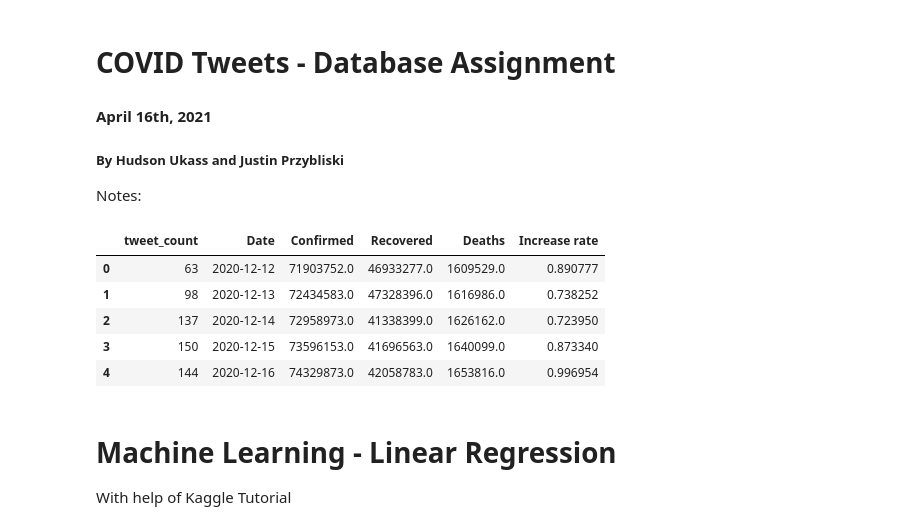
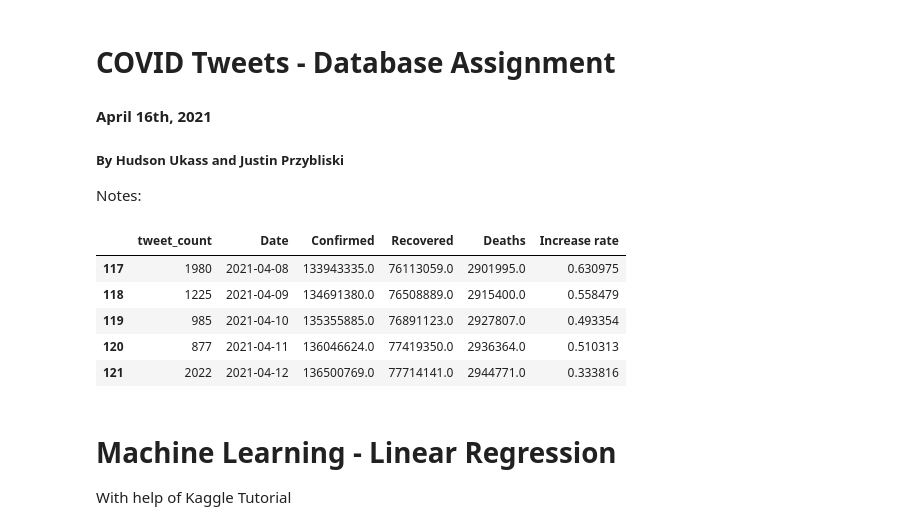
Before and after one commit to hukas/COVIDTweets-Machine-Learning, a Jupyter notebook: COVID Vaccine Tweets - COMP 4522.ipynb, the cells around one changed output. Cells and saved outputs as stored; diff of their text form; code cells hidden in the pictures.

```diff
--- a/COVID Vaccine Tweets - COMP 4522.ipynb
+++ b/COVID Vaccine Tweets - COMP 4522.ipynb
@@ -24,39 +24,40 @@ covidTweets = pd.read_csv("vaccination_all_tweets.csv")
 covidCases = pd.read_csv("worldwide-aggregate.csv")
 
 #Datetime conversions and hour/min/sec rounding
 #for covidTweets and CovidCases df's.
 covidTweets["user_created"] = pd.to_datetime(covidTweets["user_created"], errors='coerce').dt.date
 covidTweets["date"] = pd.to_datetime(covidTweets["date"], errors='coerce').dt.date
 covidCases["Date"] = pd.to_datetime(covidCases["Date"], errors='coerce').dt.date
 #covidTweets = covidTweets.assign(date=covidTweets.date.dt.round('D'))
 
 #Drop null and irellevant columns about user profiles
 tweetCase = covidTweets.drop(columns=['user_location', 'user_description', 'user_created', 'hashtags', 'source'])
 
 #Merge the covidTweets and covidCases on their dates.
 tweetCase = pd.merge(left=tweetCase, right=covidCases, how='left', left_on='date',
                   right_on='Date')
 tweetCase = tweetCase.drop(columns='Date')
 tweetCase = tweetCase.sort_values(by='date', ascending=True)
 
 #Tweet count and covid case stats by day
 tweetsDay = tweetCase.groupby('date').count()
 tweetsDay = tweetsDay.loc[:,'id']
 tweetsDay = tweetsDay.rename('tweet_count')
 tweetsDay = pd.merge(left=tweetsDay, right=covidCases, how='left', left_on='date',
                   right_on='Date')
+tweetsDay = tweetsDay.dropna(axis=0)
 
 #covidTweets.head()
 #covidCases.head()
 #tweetCase.shape
-tweetsDay.head()
+tweetsDay.tail()
 # %% [output]
 |  | tweet_count | Date | Confirmed | Recovered | Deaths | Increase rate |
-| 0 | 63 | 2020-12-12 | 71903752.0 | 46933277.0 | 1609529.0 | 0.890777 |
-| 1 | 98 | 2020-12-13 | 72434583.0 | 47328396.0 | 1616986.0 | 0.738252 |
-| 2 | 137 | 2020-12-14 | 72958973.0 | 41338399.0 | 1626162.0 | 0.723950 |
-| 3 | 150 | 2020-12-15 | 73596153.0 | 41696563.0 | 1640099.0 | 0.873340 |
-| 4 | 144 | 2020-12-16 | 74329873.0 | 42058783.0 | 1653816.0 | 0.996954 |
+| 117 | 1980 | 2021-04-08 | 133943335.0 | 76113059.0 | 2901995.0 | 0.630975 |
+| 118 | 1225 | 2021-04-09 | 134691380.0 | 76508889.0 | 2915400.0 | 0.558479 |
+| 119 | 985 | 2021-04-10 | 135355885.0 | 76891123.0 | 2927807.0 | 0.493354 |
+| 120 | 877 | 2021-04-11 | 136046624.0 | 77419350.0 | 2936364.0 | 0.510313 |
+| 121 | 2022 | 2021-04-12 | 136500769.0 | 77714141.0 | 2944771.0 | 0.333816 |
 # %% [markdown]
 # Machine Learning - Linear Regression
 With help of Kaggle Tutorial
```
Also changed, not shown: parts of 10 cells of this notebook.
